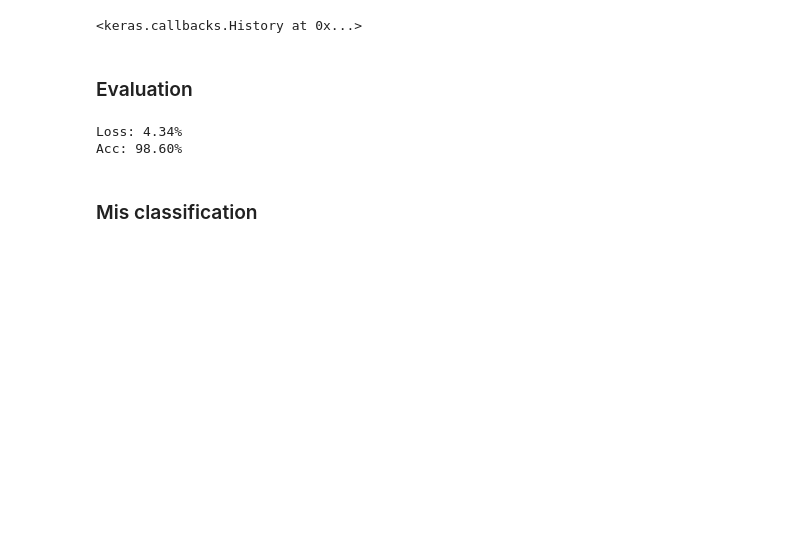
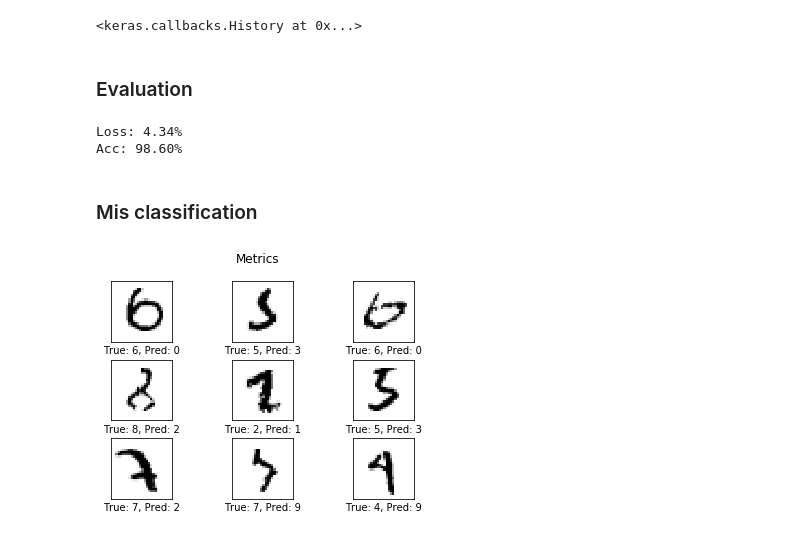
Before and after one commit to victor-iyi/deep-learning-with-tensorflow, a Jupyter notebook: convnet/convnet-with-keras-api.ipynb, the cells around one changed output. Saved outputs shown, nothing was run; the diff lists cells and outputs as text; code cells hidden in the pictures; blank space fills up the shorter version.

Commit message:
Plotting Functional model misclassification

```diff
--- a/convnet/convnet-with-keras-api.ipynb
+++ b/convnet/convnet-with-keras-api.ipynb
@@ -251,3 +251,10 @@ Loss: 4.34%
 Acc: 98.60%
 # %% [markdown]
 ### Mis classification
+# %%
+y_pred = model2.predict(x=data.test.images)
+cls_pred = np.argmax(y_pred, axis=1)
+
+plot_example_errors(cls_pred)
+# %% [output]
+[figure, added]
```
